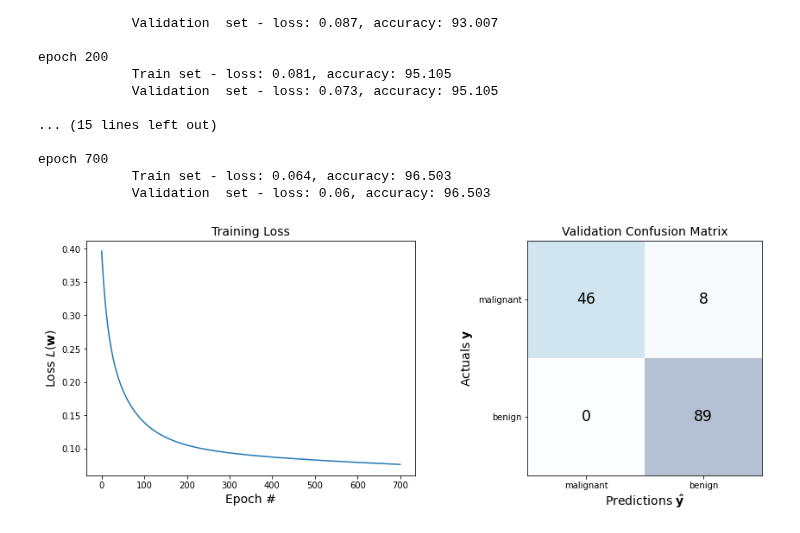
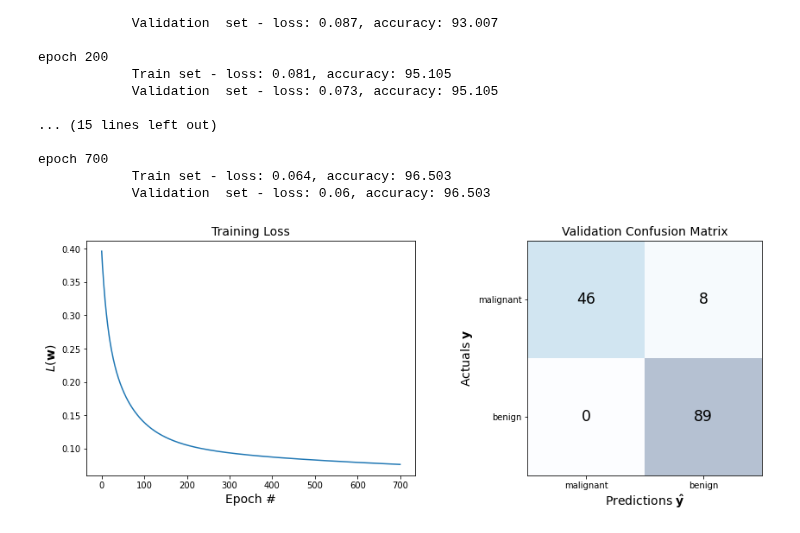
Before and after one commit to hahnec/optimizay, a Jupyter notebook: 06_stochastic_gradient.ipynb, the cells around one changed output. Cells and saved outputs as stored; diff of their text form; code cells hidden in the pictures.

```diff
--- a/06_stochastic_gradient.ipynb
+++ b/06_stochastic_gradient.ipynb
@@ -384,26 +379,26 @@ conf_mat = confusion_matrix(y_true=val_yt, y_pred=pred_yt)
 # %%
 fig, (ax1, ax2) = plt.subplots(1, 2, figsize=(15, 5))
 
 # plot loss function
 ax1.plot(range(len(loss_list)), loss_list)
 ax1.set_title('Training Loss', fontsize=14)
 ax1.set_xlabel('Epoch #', fontsize=14)
-ax1.set_ylabel('Loss $L(\mathbf{w})$', fontsize=14)
+ax1.set_ylabel('$L(\mathbf{w})$', fontsize=14)
 
 # print confusion matrix
 ax2.matshow(conf_mat, cmap=plt.cm.Blues, alpha=0.3)
 for i in range(conf_mat.shape[0]):
     for j in range(conf_mat.shape[1]):
         ax2.text(x=j, y=i, s=conf_mat[i, j], va='center', ha='center', size='xx-large')
 
 ax2.set_title('Validation Confusion Matrix', fontsize=14)
 ax2.set_xlabel('Predictions $\mathbf{\hat{y}}$', fontsize=14)
 ax2.set_ylabel('Actuals $\mathbf{y}$', fontsize=14)
 ax2.set_yticks([0, 1])
 ax2.set_xticks([0, 1])
 ax2.set_yticklabels(class_labels)
 ax2.set_xticklabels(class_labels)
 ax2.tick_params(top=False, bottom=True, labeltop=False, labelbottom=True)
 plt.show()
 # %% [output]
-[figure, old version]
+[figure, new version]
```
Also changed, not shown: parts of 2 cells of this notebook, 1 other file.
